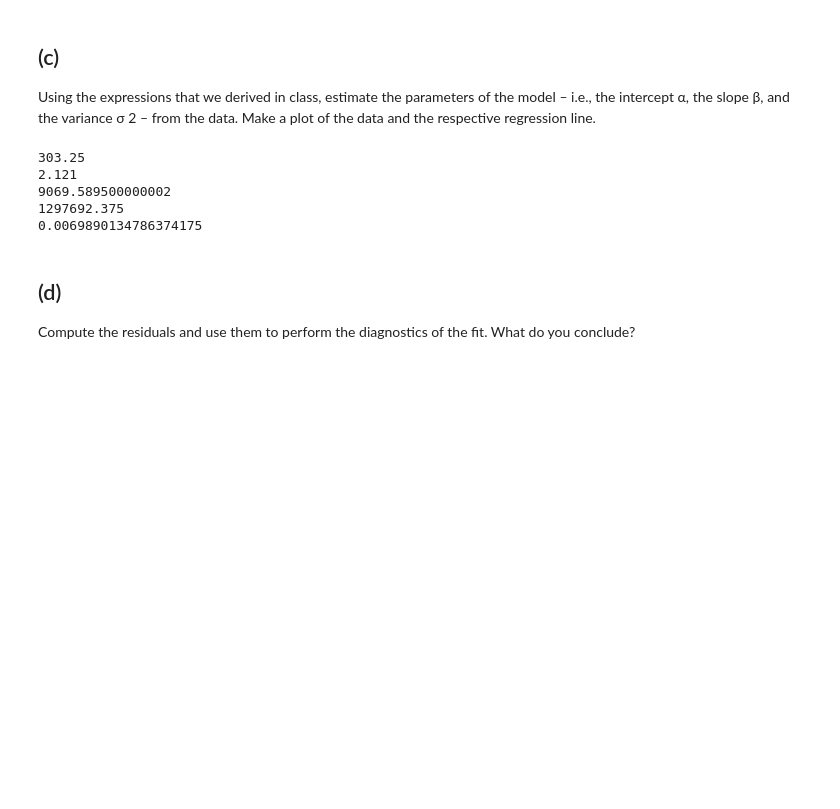
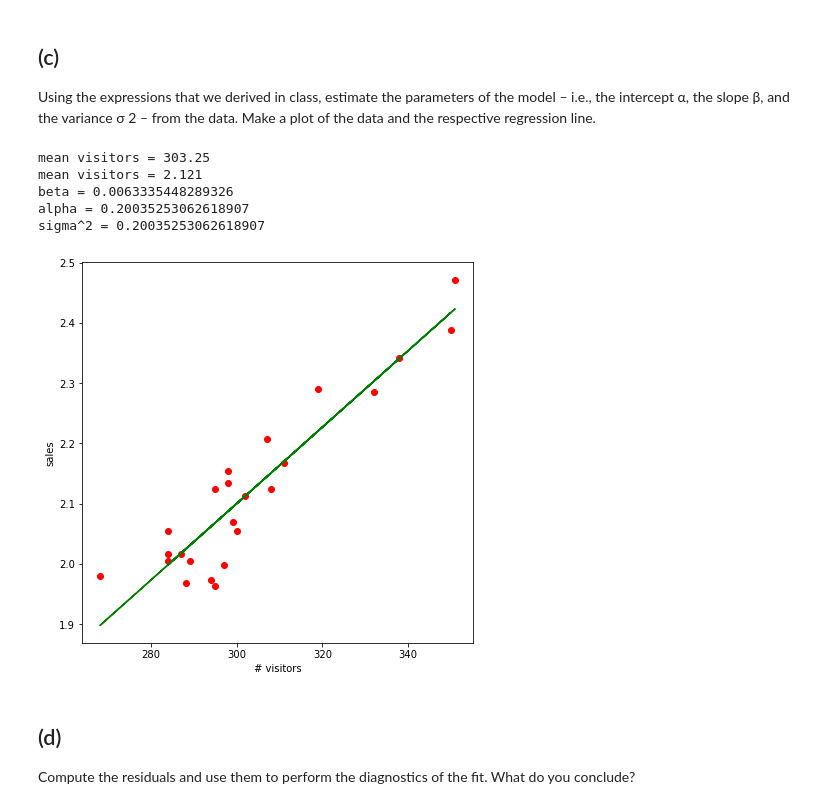
Before and after one commit to thutrangluu/Assignment_Stat, a Jupyter notebook: Assignment 2/Assignment 2 Statistics.ipynb, the cells around one changed output. Saved outputs shown, nothing was run; the diff lists cells and outputs as text; code cells hidden in the pictures; blank space fills up the shorter version.

```diff
--- a/Assignment 2/Assignment 2 Statistics.ipynb
+++ b/Assignment 2/Assignment 2 Statistics.ipynb
@@ -185,33 +185,43 @@ Using the expressions that we derived in class, estimate the parameters of the m
 intercept α, the slope β, and the variance σ
 2 – from the data. Make a plot of the data and the
 respective regression line.
-# %%
-sample_mean_x = np.mean(visitors)
-sample_mean_y = np.mean(sales)
-
-def getSlope(x,y):
-    SSxy = np.sum(x*y)- n*sample_mean_x*sample_mean_y
-    SSxx = np.sum(x*x)- n*sample_mean_x*sample_mean_x
-    print (SSxy)
-    print (SSxx)
-    return SSxy/SSxx
-
-def getIntercept(slope):
-    return sample_mean_y - slope*sample_mean_x
-
-
-print (sample_mean_x)
-print (sample_mean_y)
-b = getSlope(visitors,sales)
-a = getIntercept (a)
-print ("beta is", b)
-print ("alpha is", a)
-# %% [output]
-303.25
-2.121
-9069.589500000002
-1297692.375
-0.0069890134786374175
+# %%
+x = visitors
+y = sales
+n = len(visitors)
+
+sample_mean_x = np.mean(x)
+sample_mean_y = np.mean(y)
+
+SSxy = np.sum(x*y)- n*sample_mean_x*sample_mean_y
+SSxx = np.sum(x*x)- n*sample_mean_x*sample_mean_x
+SSyy = np.sum(y*y)- n*sample_mean_y*sample_mean_y
+
+slope = SSxy/SSxx
+intercept = sample_mean_y - slope*sample_mean_x
+noise = SSyy/n - (slope**2)*SSxx/n
+
+print ("mean visitors =", sample_mean_x)
+print ("mean visitors =",sample_mean_y)
+print ("beta =", slope)
+print ("alpha =", intercept)
+print ("sigma^2 =", intercept)
+
+y_pred = intercept + slope * x
+
+plt.figure (figsize = (7,7))
+plt.scatter(x, y, color = 'red')
+plt.plot(x, y_pred, color = 'green')
+plt.xlabel('# visitors')
+plt.ylabel('sales')
+plt.show()
+# %% [output]
+mean visitors = 303.25
+mean visitors = 2.121
+beta = 0.0063335448289326
+alpha = 0.20035253062618907
+sigma^2 = 0.20035253062618907
+[figure, added]
 # %% [markdown]
 ## (d)
 
```
Also changed, not shown: parts of 1 cell of this notebook.
